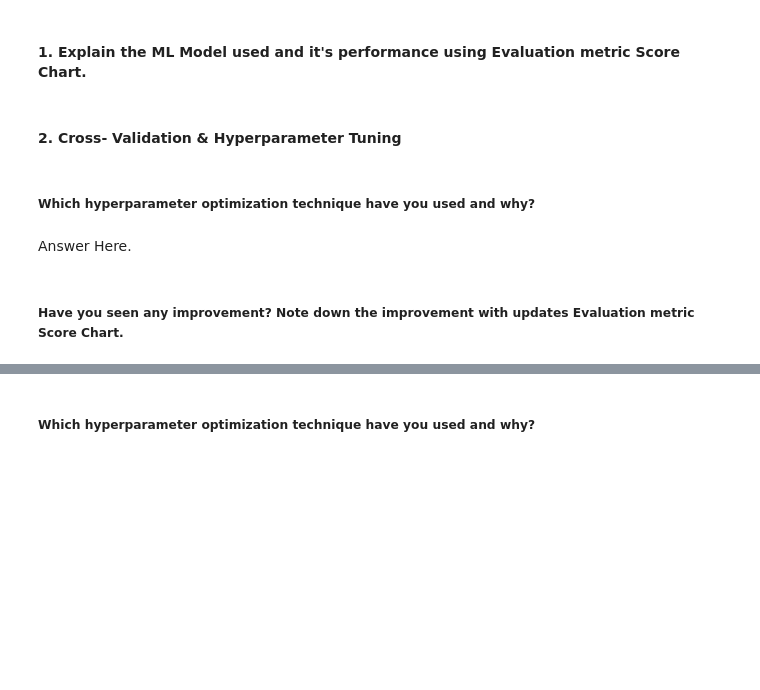
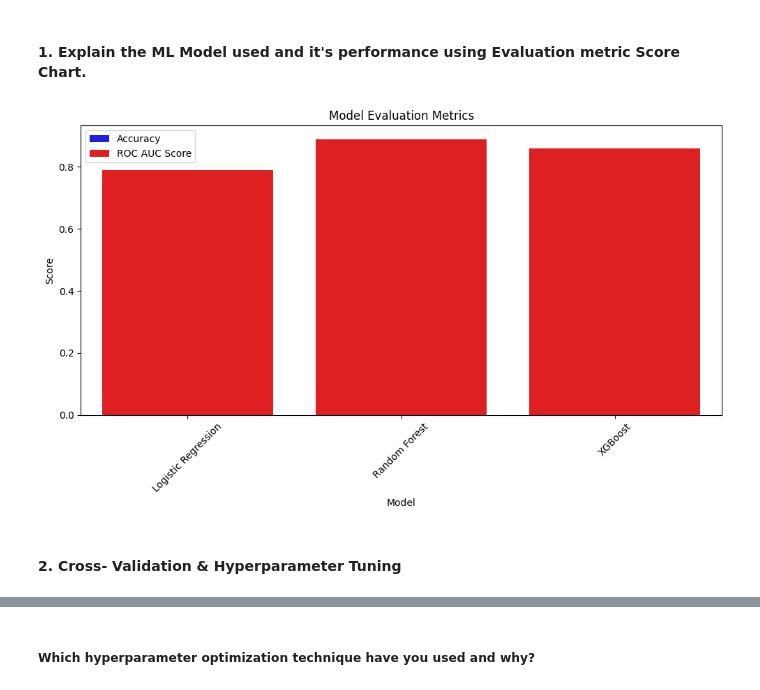
Before and after one commit to Abdullah-47/PaisaBazaar-Credit-Score-Prediction, a Jupyter notebook: PaisaBazaar_Credit_Score_Prediction_ML_Submission.ipynb, the cells around one changed output, grey strips where cells are left out. Cells and saved outputs as stored; diff of their text form; code cells hidden in the pictures; blank space fills up the shorter version.

```diff
--- a/PaisaBazaar_Credit_Score_Prediction_ML_Submission.ipynb
+++ b/PaisaBazaar_Credit_Score_Prediction_ML_Submission.ipynb
@@ -1062,0 +1355,26 @@ Answer Here.
+# %%
+from sklearn.decomposition import PCA
+from sklearn.preprocessing import StandardScaler
+from imblearn.over_sampling import SMOTE
+from collections import Counter
+print(f"Original dataset shape {Counter(y_train)}")
+# 2. Apply PCA for dimensionality reduction
+# Let's aim to retain 95% of the variance or a fixed number of components, say 500
+# You might need to adjust n_components based on your specific data
+pca = PCA(n_components=0.95,random_state=42) # Retain 95% of variance
+# pca = PCA(n_components=500) # Or fix the number of components
+X_train_pca = pca.fit_transform(X_train)
+
+print(f"Shape after PCA: {X_train_pca.shape}")
+
+X_test_pca = pca.transform(X_test)
+
+print(f"Shape after PCA: {X_test_pca.shape}")
+
+# 3. Apply SMOTE to the PCA-transformed data
+oversample = SMOTE(random_state=42)
+X_train_resampled, y_train_resampled = oversample.fit_resample(X_train_pca, y_train)
+
+print(f"Resampled dataset shape {Counter(y_train_resampled)}")
+
+# Now you can train your model using X_train_resampled and y_train_resampled
@@ -1081,2 +1494,16 @@ Answer Here.
+# %%
+# --- Visualizing evaluation Metric Score chart for accuracy and AUC-ROC ---
+plt.figure(figsize=(10, 6))
+sns.barplot(x='Model', y='Accuracy', data=results_df, color='b', label='Accuracy')
+sns.barplot(x='Model', y='ROC AUC Score', data=results_df, color='r', label='ROC AUC Score')
+plt.title('Model Evaluation Metrics')
+plt.xlabel('Model')
+plt.ylabel('Score')
+plt.legend()
+plt.xticks(rotation=45)
+plt.tight_layout()
+plt.show()
+# %% [output]
+[figure, added]
 # %% [markdown]
 #### 2. Cross- Validation & Hyperparameter Tuning
@@ -1089,6 +1509,0 @@ Answer Here.
-# %% [markdown]
-##### Which hyperparameter optimization technique have you used and why?
-# %% [markdown]
-Answer Here.
-# %% [markdown]
-##### Have you seen any improvement? Note down the improvement with updates Evaluation metric Score Chart.
```
Also changed, not shown: parts of 257 cells of this notebook.
